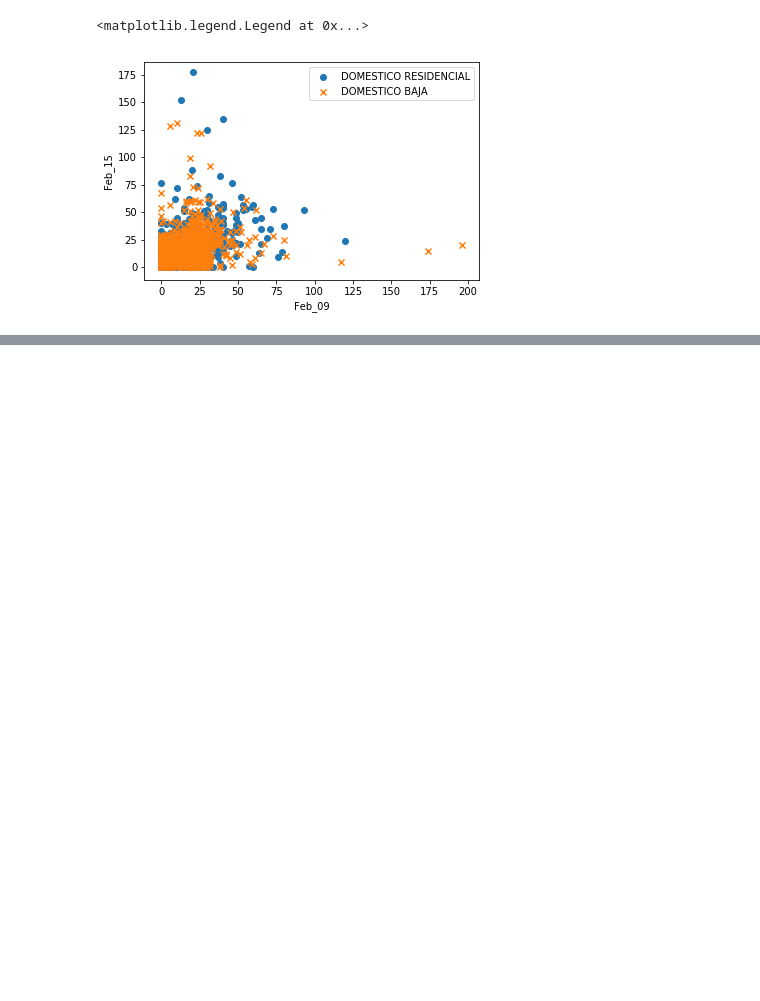
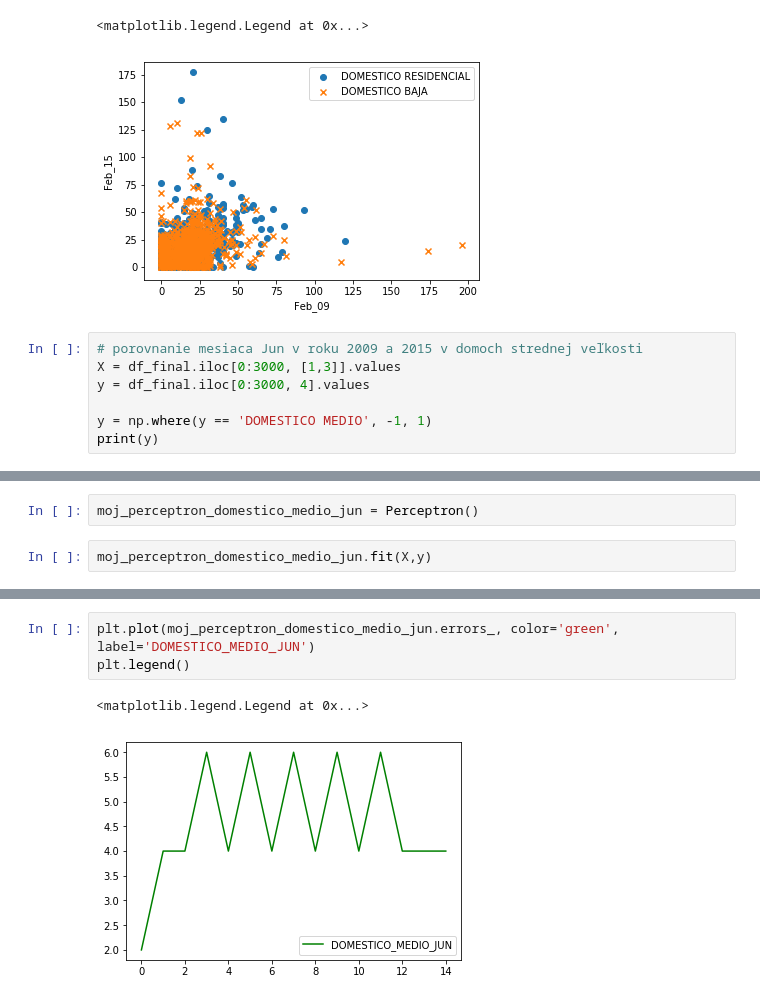
Before and after one commit to galis30/Galko_NS2020, a Jupyter notebook: Galko_projekt_NS.ipynb, the cells around one changed output, grey strips where cells are left out. Cells and saved outputs as stored; diff of their text form; blank space fills up the shorter version.

Commit message:
Add files via upload
4.0 - Porovnanie mesiacov Jun, vizualizácia chyby

```diff
--- a/Galko_projekt_NS.ipynb
+++ b/Galko_projekt_NS.ipynb
@@ -356,3 +356,10 @@ plt.legend()
 # %% [output]
 <matplotlib.legend.Legend at 0x...>
 [figure]
+# %%
+# porovnanie mesiaca Jun v roku 2009 a 2015 v domoch strednej veľkosti
+X = df_final.iloc[0:3000, [1,3]].values
+y = df_final.iloc[0:3000, 4].values
+
+y = np.where(y == 'DOMESTICO MEDIO', -1, 1)
+print(y)
@@ -358,0 +368,4 @@ plt.legend()
+# %%
+moj_perceptron_domestico_medio_jun = Perceptron()
+# %%
+moj_perceptron_domestico_medio_jun.fit(X,y)
@@ -358,0 +391,6 @@ plt.legend()
+# %%
+plt.plot(moj_perceptron_domestico_medio_jun.errors_, color='green', label='DOMESTICO_MEDIO_JUN')
+plt.legend()
+# %% [output]
+<matplotlib.legend.Legend at 0x...>
+[figure, added]
```
Also changed, not shown: parts of 10 cells of this notebook.
